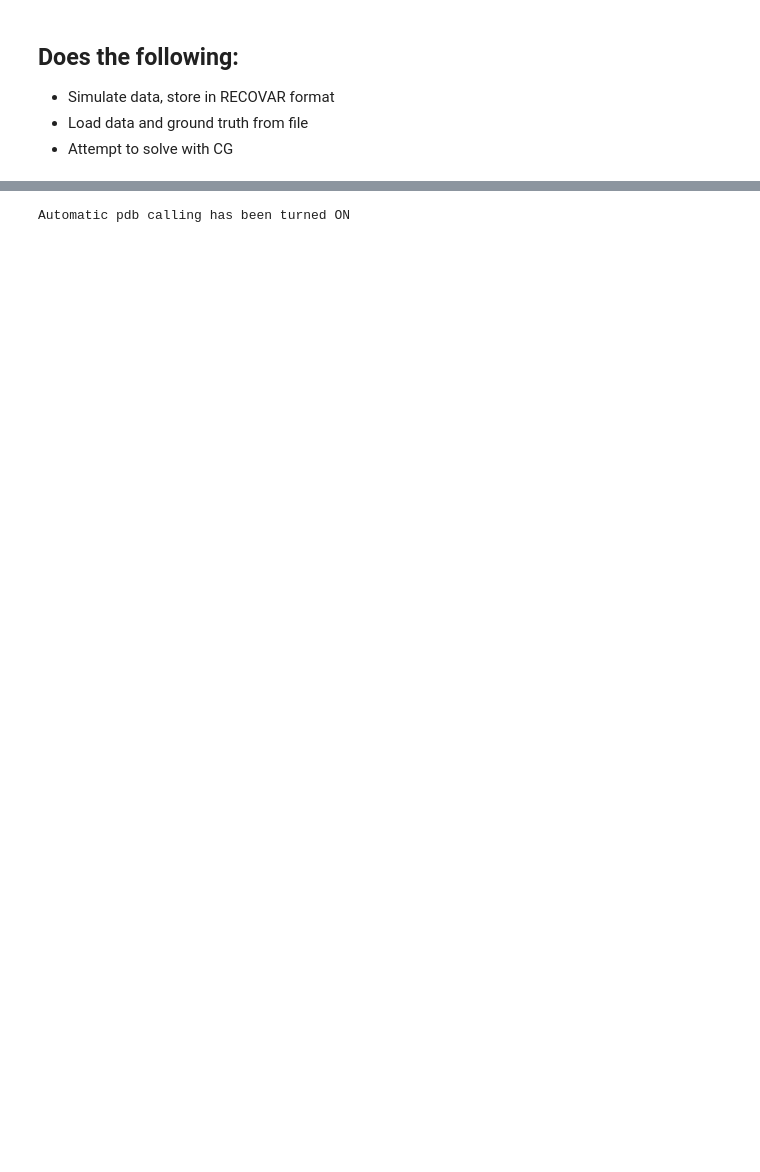
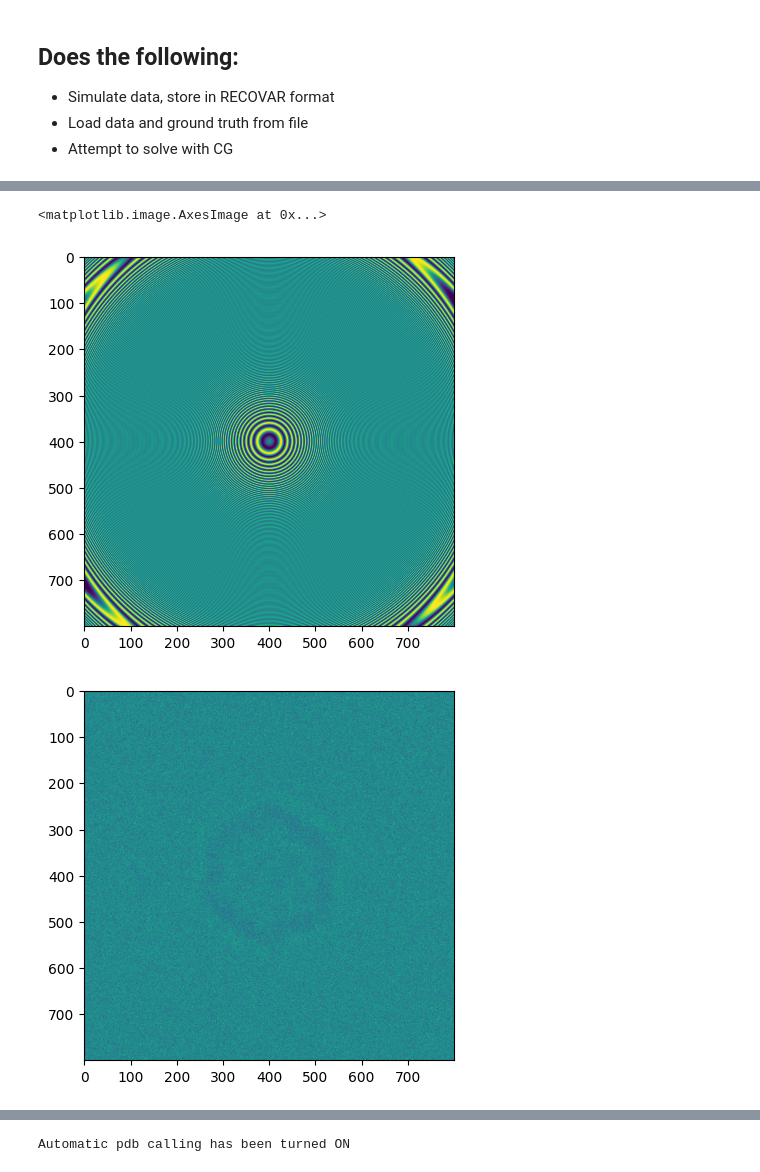
Before and after one commit to ma-gilles/recovar, a Jupyter notebook: ewald_test_cg.ipynb, the cells around one changed output, grey strips where cells are left out. Cells and saved outputs as stored; diff of their text form; code cells hidden in the pictures; blank space fills up the shorter version.

```diff
--- a/ewald_test_cg.ipynb
+++ b/ewald_test_cg.ipynb
@@ -141,0 +131,22 @@ image_stack, sim_info = simulator.generate_synthetic_dataset(output_folder, voxe
+# %%
+# output_folder = f"/home/wonjaec/mytigress/spike{grid_size}_ewald/"
+# output_folder ='/home/mg6942/mytigress/spike256/../'
+# volume_folder_input =  f"/home/wonjaec/mytigress/spike{grid_size}/"
+dataset_dict = dataset.get_default_dataset_option()
+
+# Fill these options with the path to preprocessed files
+experiment_directory = output_folder
+dataset_dict['ctf_file'] = output_folder + "ctf.pkl"
+dataset_dict['poses_file'] = output_folder + "poses.pkl"
+dataset_dict['particles_file'] = f"{output_folder}particles.{grid_size}.mrcs"
+
+
+# Returns an object that knows everything about the dataset.
+cryo = dataset.load_dataset_from_dict(dataset_dict, lazy = False)
+print("n images", cryo.n_images)
+del dataset_dict['ind']
+
+plt.imshow(cryo.get_CTF_image(0))
+plt.figure()
+plt.imshow(cryo.get_image_real(0))
+# %% [output]
@@ -141,0 +163,3 @@ image_stack, sim_info = simulator.generate_synthetic_dataset(output_folder, voxe
+<matplotlib.image.AxesImage at 0x...>
+[figure, added]
+[figure, added]
```
Also changed, not shown: parts of 32 cells of this notebook, 6 other files.
